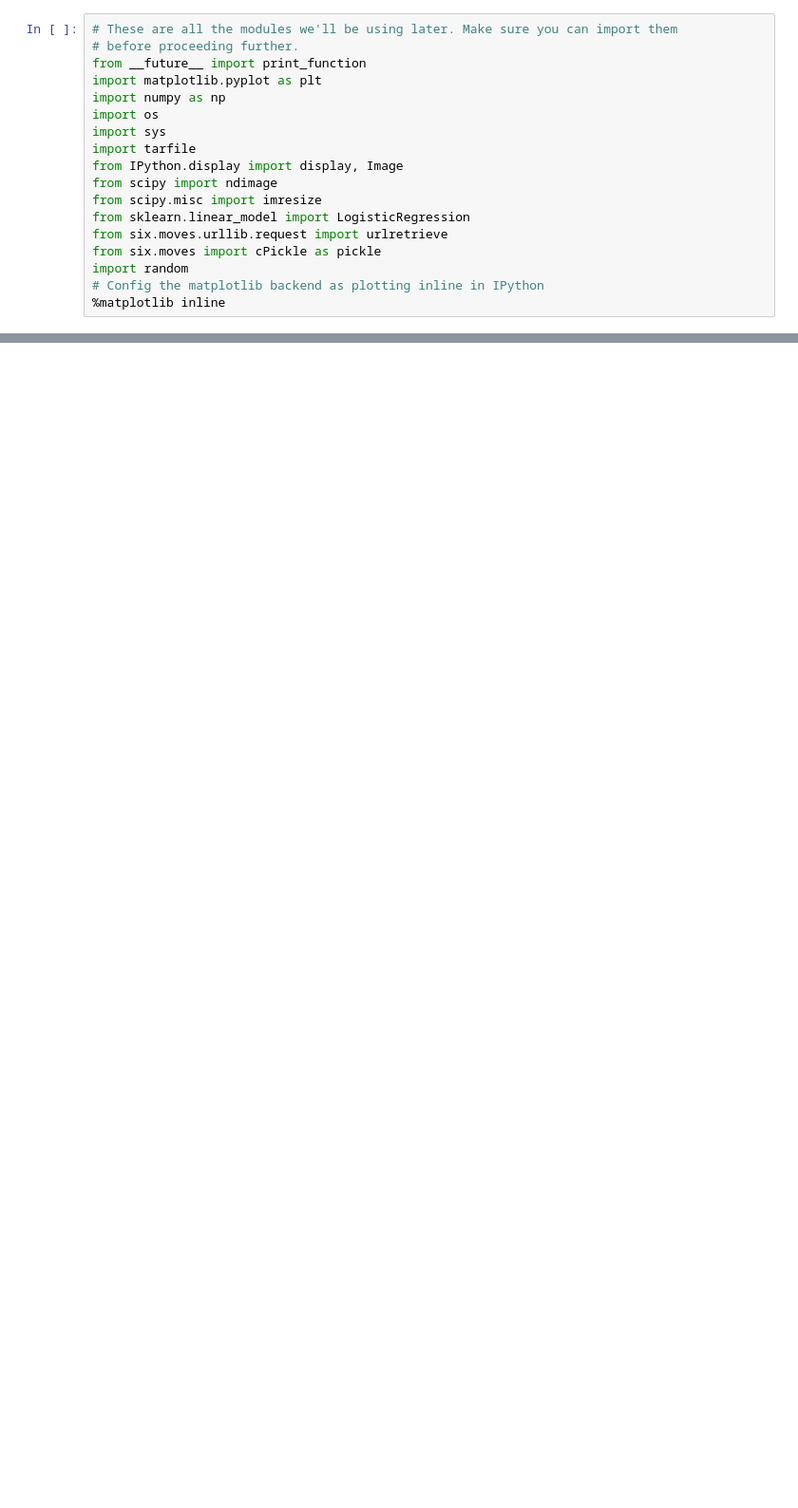
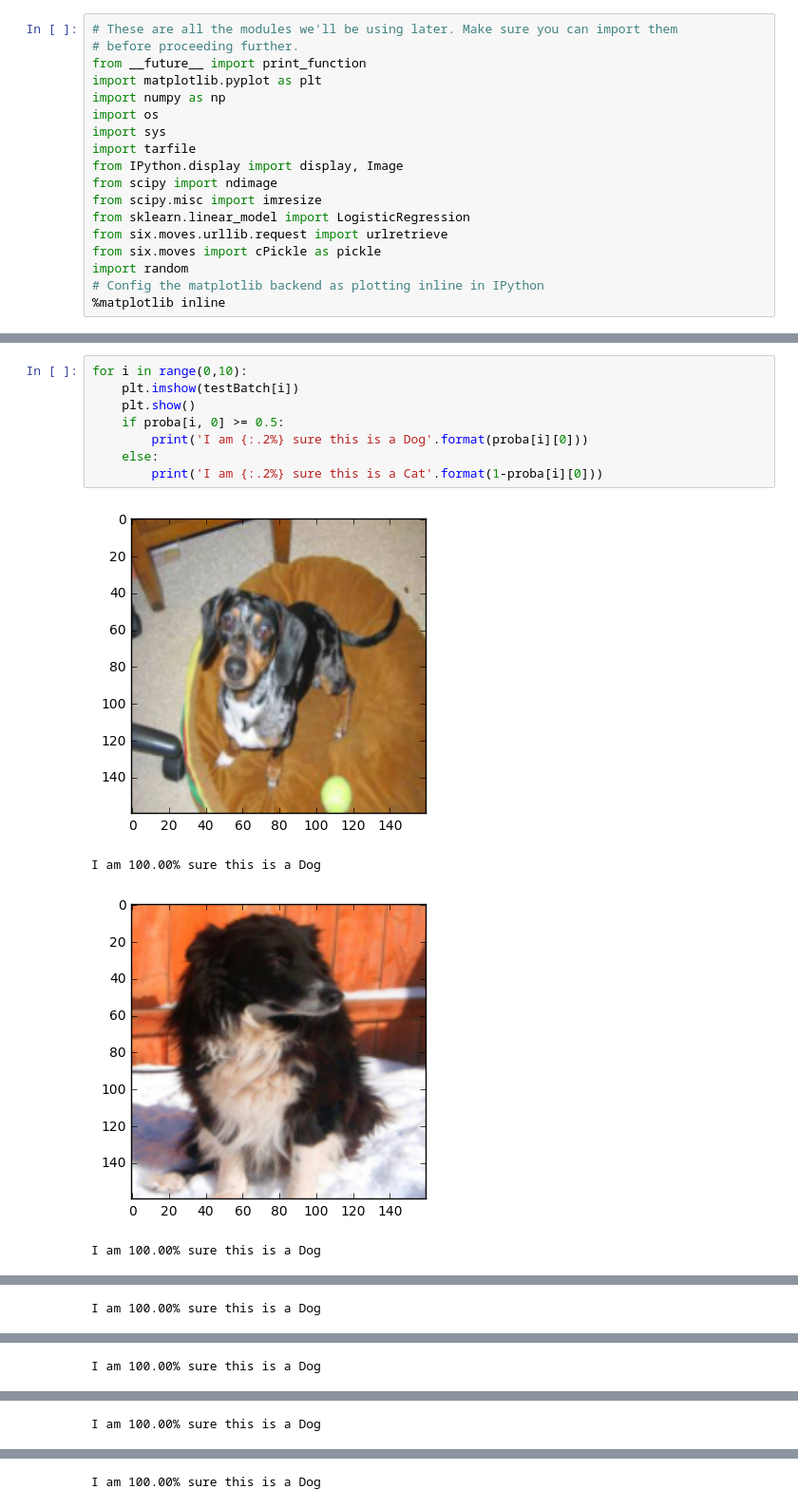
Before and after one commit to yhfy2006/machineLearningInPython, a Jupyter notebook: udacity-deeplearning/Cat_and_dog.ipynb, the cells around one changed output, grey strips where cells are left out. Shown at 95% size. Drawn from its saved outputs; the diff is of its cells as text; blank space fills up the shorter version.

```diff
--- a/udacity-deeplearning/Cat_and_dog.ipynb
+++ b/udacity-deeplearning/Cat_and_dog.ipynb
@@ -148,0 +240,13 @@ Epoch 1/1
+# %%
+for i in range(0,10):
+    plt.imshow(testBatch[i])
+    plt.show()
+    if proba[i, 0] >= 0.5:
+        print('I am {:.2%} sure this is a Dog'.format(proba[i][0]))
+    else:
+        print('I am {:.2%} sure this is a Cat'.format(1-proba[i][0]))
+# %% [output]
+[figure, added]
+I am 100.00% sure this is a Dog
+[figure, added]
+I am 100.00% sure this is a Dog
@@ -148,0 +254 @@ Epoch 1/1
+I am 100.00% sure this is a Dog
@@ -148,0 +256 @@ Epoch 1/1
+I am 100.00% sure this is a Dog
@@ -148,0 +258 @@ Epoch 1/1
+I am 100.00% sure this is a Dog
@@ -148,0 +260 @@ Epoch 1/1
+I am 100.00% sure this is a Dog
```
Also changed, not shown: parts of 10 cells of this notebook.
